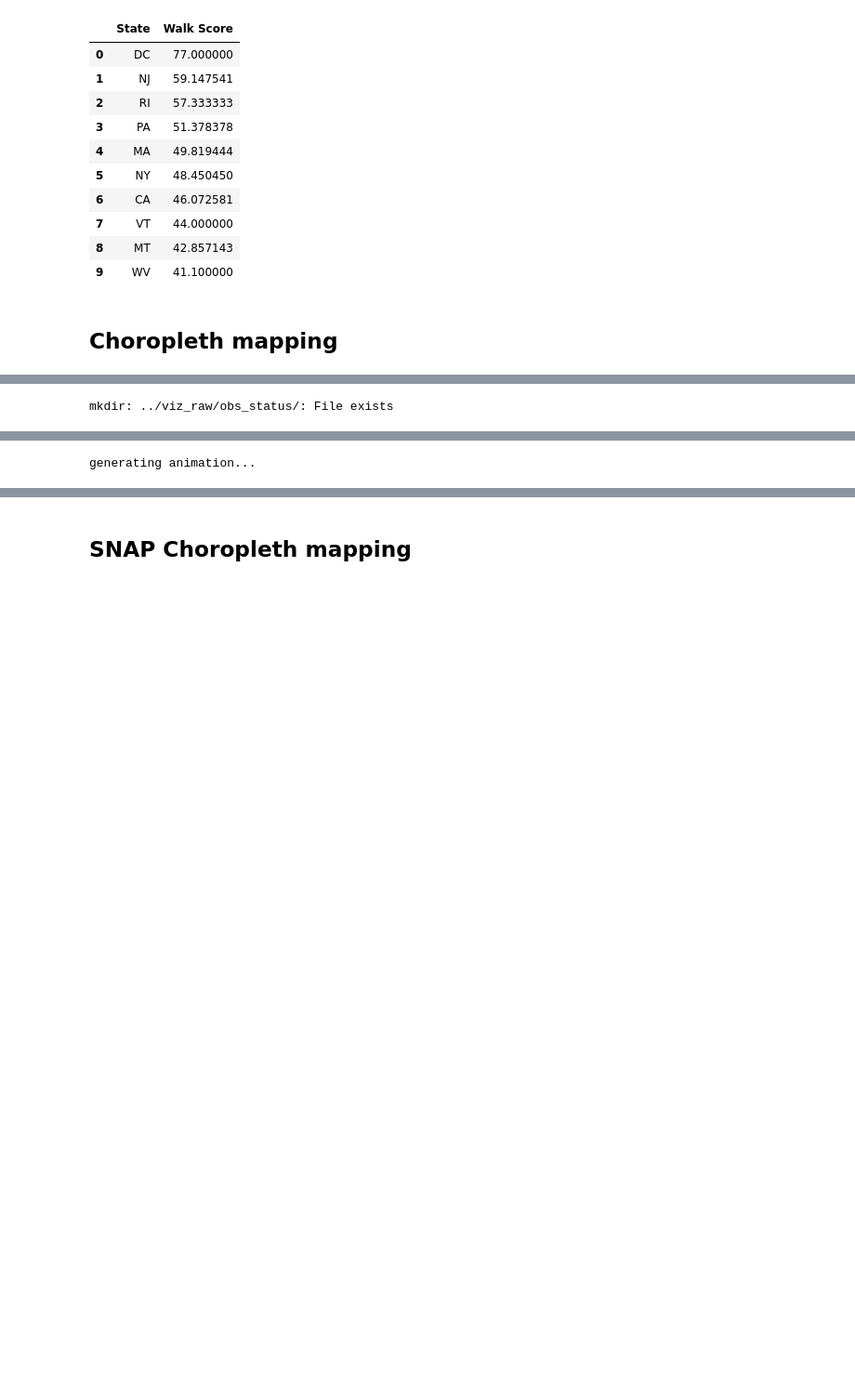
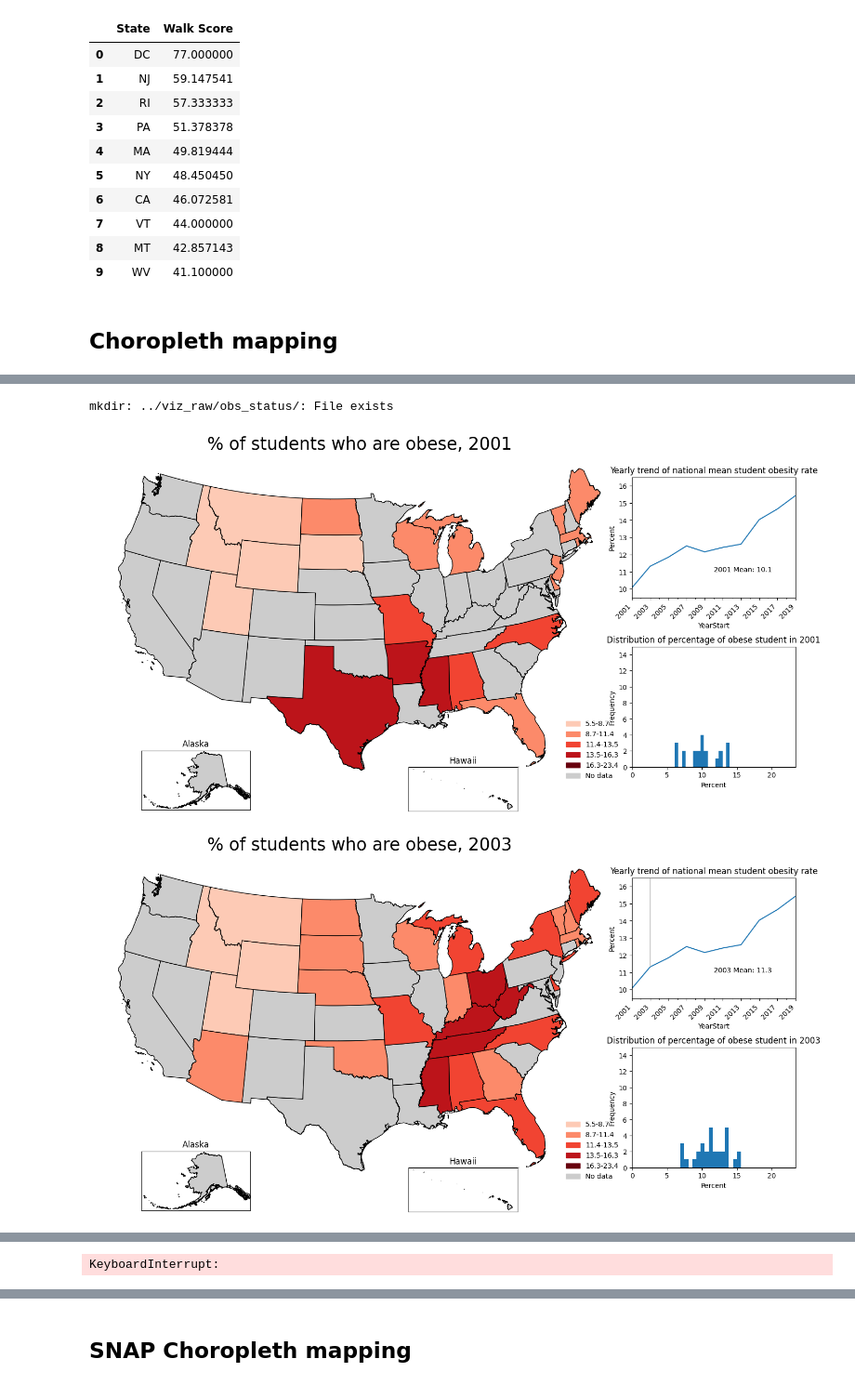
Before and after one commit to Ludougan123234/si618-project, a Jupyter notebook: nb/randy.ipynb, the cells around one changed output, grey strips where cells are left out. Shown at 93% size. Drawn from its saved outputs; the diff is of its cells as text; code cells hidden in the pictures; blank space fills up the shorter version.

```diff
--- a/nb/randy.ipynb
+++ b/nb/randy.ipynb
@@ -935,7 +937,11 @@ augmented_death_df = state_years.merge(ovw_hist, on=["LocationAbbr", "YearStart"
 augmented_death_df['cls'] = augmented_death_df['cls'].fillna("x")
 
 ovw_gdf = sgdf.merge(
-    (augmented_death_df.groupby(["LocationAbbr", "cls", "YearStart"])["Data_Value"].mean().reset_index()),
+    (
+        augmented_death_df.groupby(["LocationAbbr", "cls", "YearStart"])["Data_Value"]
+        .mean()
+        .reset_index()
+    ),
     how="left",
     left_on="STUSPS",
     right_on="LocationAbbr",
@@ -1047,7 +1053,7 @@ for i in tqdm(range(2001, 2021, 2)):
     if plot_extra:
         # add line graph to show historical dispensing rate trend
         ax_lg = fig.add_axes([1, 0.58, 0.3, 0.27])
-        ax_lg.set_ylim(9, 16)
+        ax_lg.set_ylim(9.5, 16.5)
         # construct a YearStartly mean value dataframe
         mean_df = (
             ovw_gdf.groupby("YearStart")["Data_Value"]
@@ -1075,35 +1081,37 @@ for i in tqdm(range(2001, 2021, 2)):
         ax_lg.set_title("Yearly trend of national mean student obesity rate")
         ax_lg.set_ylabel("Percent")
         ax_lg.annotate(
             f"{i} Mean: {str(round(mean_df.loc[(i - 2001) // 2]['Data_Value'], 1))}",
-            xy=(pd.to_datetime(2007, format="%Y"), 13),
+            xy=(pd.to_datetime(2010, format="%Y"), 11),
         )
         # remove legend
         ax_lg.get_legend().remove()
 
         # draw histogram of dispensing rate of YearStart
         ax_hist = fig.add_axes([1, 0.2, 0.3, 0.27])
         # plot the histogram
         ovw_gdf[ovw_gdf["YearStart"] == i]["Data_Value"].plot(
             kind="hist", ax=ax_hist, bins=15
         )
         # set title and limits for x and y axis
         ax_hist.set_title(f"Distribution of percentage of obese student in {i}")
         ax_hist.set_xlim(0, vmax)
         ax_hist.set_ylim(0, 15)
         ax_hist.set_xlabel("Percent")
     # configure layout of the visualization and save to directory
     plt.tight_layout()
     # plt.show()
-    plt.savefig(f"../viz_raw/ovw_status/{i}.png", dpi=512, bbox_inches="tight", pad_inches=0.15)
+    plt.savefig(f"../viz_raw/obs_status/{i}.png", dpi=512, bbox_inches="tight", pad_inches=0.15)
     plt.close()
 
 # combine all historical visualizations into one animation
-fname = "../viz/2001_2019_ovw_status.gif"
+fname = "../viz/2001_2019_obs_status.gif"
 print("generating animation...")
 with imageio.get_writer(fname, mode='I', duration=1000) as writer:
-    for filename in tqdm(sorted([f for f in os.listdir(os.curdir + "./viz_raw/ovw_status/") if os.path.isfile(os.curdir + "./viz_raw/ovw_status/" + f)])):
-        image = imageio.imread("../viz_raw/ovw_status/" + filename)
+    for filename in tqdm(sorted([f for f in os.listdir(os.curdir + "./viz_raw/obs_status/") if os.path.isfile(os.curdir + "./viz_raw/obs_status/" + f)])):
+        image = imageio.imread("../viz_raw/obs_status/" + filename)
         writer.append_data(image)
 # %% [output]
 mkdir: ../viz_raw/obs_status/: File exists
+[figure, added]
+[figure, added]
@@ -1110 +1120 @@ mkdir: ../viz_raw/obs_status/: File exists
-generating animation...
+KeyboardInterrupt:
```
Also changed, not shown: parts of 4 cells of this notebook, 6 other files.
